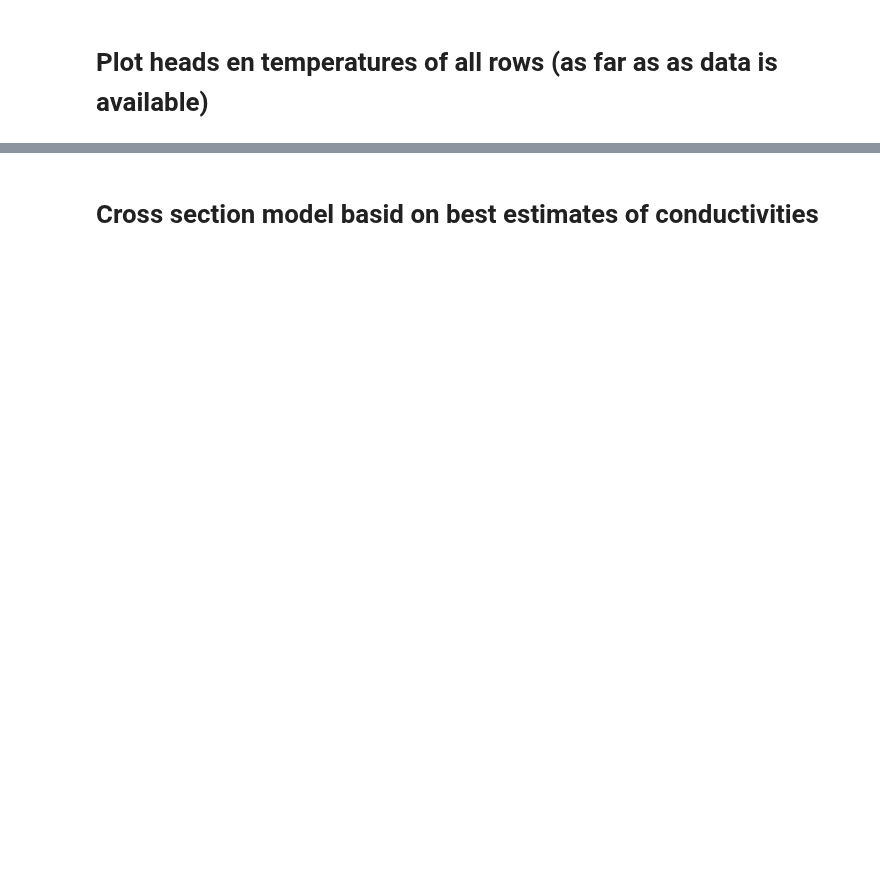
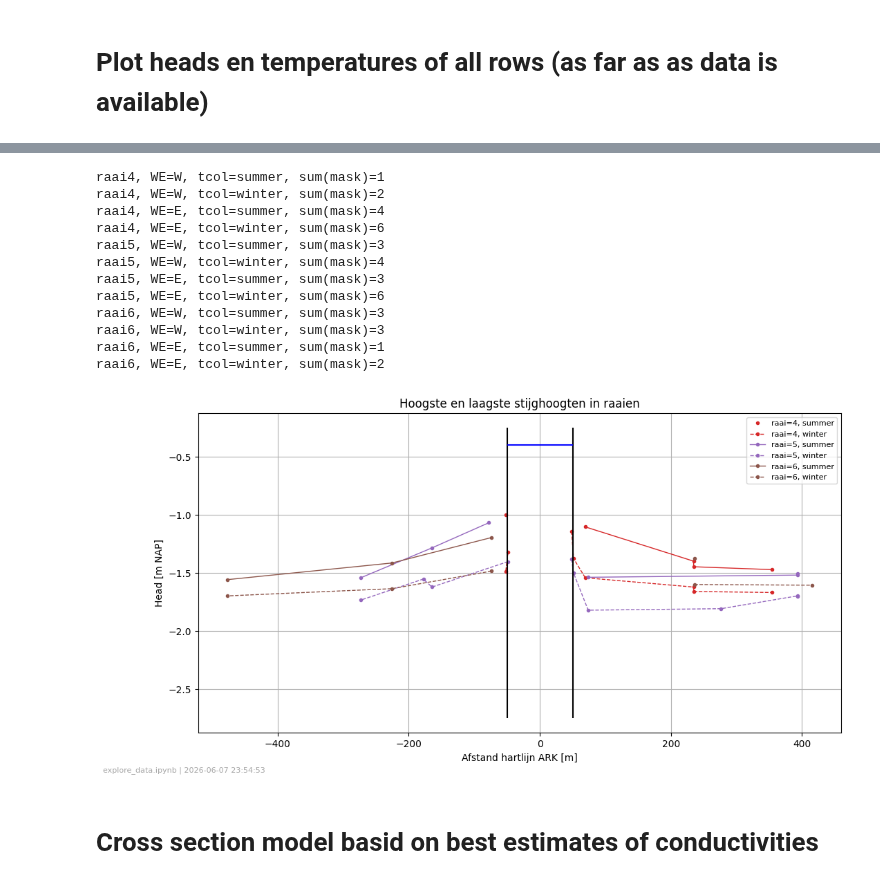
Before and after one commit to Olsthoorn/mf6lab, a Jupyter notebook: Projects/ARK_RWS/notebooks/explore_data.ipynb, the cells around one changed output, grey strips where cells are left out. Cells and saved outputs as stored; diff of their text form; code cells hidden in the pictures; blank space fills up the shorter version.

```diff
--- a/Projects/ARK_RWS/notebooks/explore_data.ipynb
+++ b/Projects/ARK_RWS/notebooks/explore_data.ipynb
@@ -556,3 +547,77 @@ x = np.linspace(50, 750, 101)
+# %%
+pbxy = Peilbuizen(os.path.join(dirs.pb_imag, 'pb_tauw_XY.xlsx'), sheet_name='joined')
+
+# --- pd.DataFrame
+pb_meta = pbxy.data
+
+fig, ax = plt.subplots(figsize=(12,6))
+ax.set_title("Hoogste en laagste stijghoogten in raaien")
+ax.set_xlabel("Afstand hartlijn ARK [m]")
+ax.set_ylabel("Head [m NAP]")
+
+raaien = [4, 5, 6]
+# raaien = np.arange(1,14)
+for raai in np.unique(pb_meta['raai']):
+    if raai not in raaien:
+        continue
+    for WE in ['W', 'E']:
+        for tcol in ['summer', 'winter']:
+            mask = (pb_meta['raai'] == raai) & (pb_meta['WE'] == WE) & (pb_meta[tcol] != 0)
+            print(f"raai{raai}, WE={WE}, tcol={tcol}, sum(mask)={np.sum(mask)}")
+            n = np.sum(mask)
+            if n < 1:
+                continue
+            x = pb_meta.loc[mask, 'dist'].values
+            y = pb_meta.loc[mask, tcol].values
+
+            if WE == 'W':
+                sign = -1
+                label=f"raai={raai}, {tcol}"
+            else:
+                sign = +1
+                label=""
+
+            if tcol == 'summer':
+                ls = '-'
+            else:
+                ls = '--'
+
+
+            if n == 1:
+                ax.plot(sign * x, y, 'o', ms=3, color=raai_colors[raai - 1], label=label)
+            else:
+                if tcol == tcol[1]:
+                    lw = 2
+                else:
+                    lw = 1
+                ix = np.argsort(x)
+                ax.plot(sign * x[ix], y[ix], marker='o', ms=3, ls=ls, color=raai_colors[raai - 1], lw=lw, label=label)
+ax.grid()
+ax.vlines([-b_ARK, b_ARK], ymin=-2.75, ymax=-0.25, colors=['k'])
+ax.hlines([-0.4], xmin=-b_ARK, xmax=+b_ARK, colors='b')
+
+ax.legend(fontsize=8)
+logo(fig, NOTEBOOK_NAME)
+
+if len(raaien) == 13:
+    fname = "stijgh_raaien_ARK_gemeten_all.pdf"
+else:
+    fname = "stijgh_raaien_ARK_gemeten.pdf"
+fig.savefig(os.path.join(dirs.images, fname))
+# %% [output]
+raai4, WE=W, tcol=summer, sum(mask)=1
+raai4, WE=W, tcol=winter, sum(mask)=2
+raai4, WE=E, tcol=summer, sum(mask)=4
+raai4, WE=E, tcol=winter, sum(mask)=6
+raai5, WE=W, tcol=summer, sum(mask)=3
+raai5, WE=W, tcol=winter, sum(mask)=4
+raai5, WE=E, tcol=summer, sum(mask)=3
+raai5, WE=E, tcol=winter, sum(mask)=6
+raai6, WE=W, tcol=summer, sum(mask)=3
+raai6, WE=W, tcol=winter, sum(mask)=3
+raai6, WE=E, tcol=summer, sum(mask)=1
+raai6, WE=E, tcol=winter, sum(mask)=2
+[figure, added]
 # %% [markdown]
 # Cross section model basid on best estimates of conductivities
 # %%
```
Also changed, not shown: parts of 28 cells of this notebook, 5 other files.
